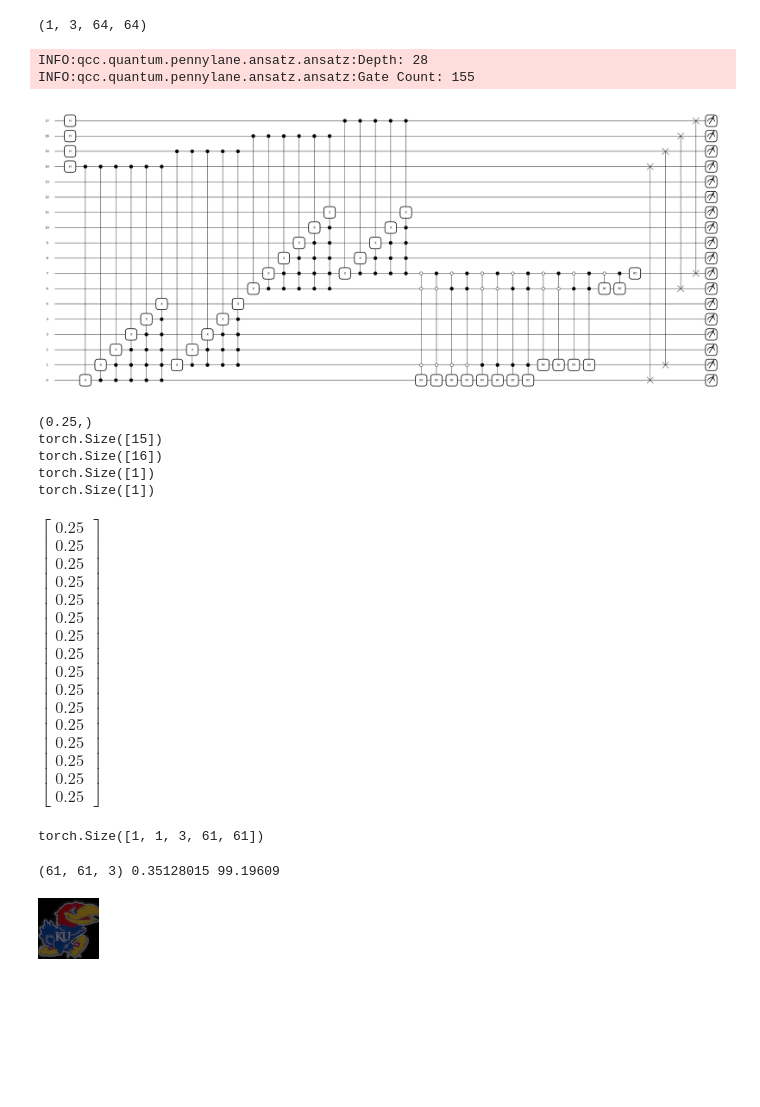
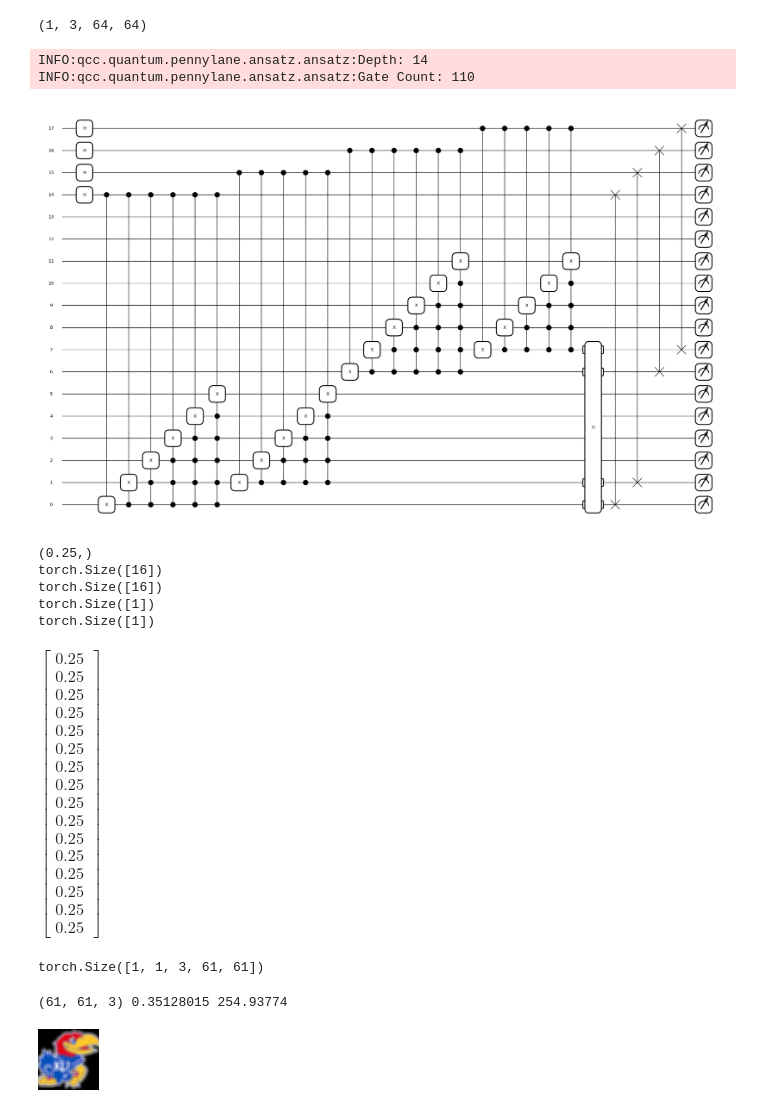
Before and after one commit to mingyoungjeng/quantum-convolutional-classifier, a Jupyter notebook: examples/mqcc_layer.ipynb, the cells around one changed output. Saved outputs shown, nothing was run; the diff lists cells and outputs as text; code cells hidden in the pictures; blank space fills up the shorter version.

```diff
--- a/examples/mqcc_layer.ipynb
+++ b/examples/mqcc_layer.ipynb
@@ -71,16 +71,17 @@ inputs.shape
 # %%
 out_channels = len(kernels)
 from qcc.ml.cnn import Layer
+from qcc.ml.quantum import ConvolutionFilter
 
 layer = Layer(MQCCLayer, kernel_size=kernel_shape)
 
-module = layer(dims, in_channels=1, out_channels=out_channels)
+module = layer(dims, in_channels=1, out_channels=out_channels, U_kernel=ConvolutionFilter)
 
 fig = module.mqcc.draw(decompose=True)
 # %% [output]
-INFO:qcc.quantum.pennylane.ansatz.ansatz:Depth: 28
-INFO:qcc.quantum.pennylane.ansatz.ansatz:Gate Count: 155
+INFO:qcc.quantum.pennylane.ansatz.ansatz:Depth: 14
+INFO:qcc.quantum.pennylane.ansatz.ansatz:Gate Count: 110
-[figure, old version]
+[figure, new version]
 # %%
 from torch import Tensor
 from torch.nn import Parameter
@@ -102,7 +103,7 @@ print(module.filter_norm.shape)
 display_matrix(module.mqcc.weight.data)
 # %% [output]
 (0.25,)
-torch.Size([15])
+torch.Size([16])
 torch.Size([16])
 torch.Size([1])
 torch.Size([1])
@@ -130,5 +131,5 @@ for images in result:
 
         display(img)
 # %% [output]
-(61, 61, 3) 0.35128015 99.19609
+(61, 61, 3) 0.35128015 254.93774
-[figure, old version]
+[figure, new version]
```
Also changed, not shown: 1 other file.
